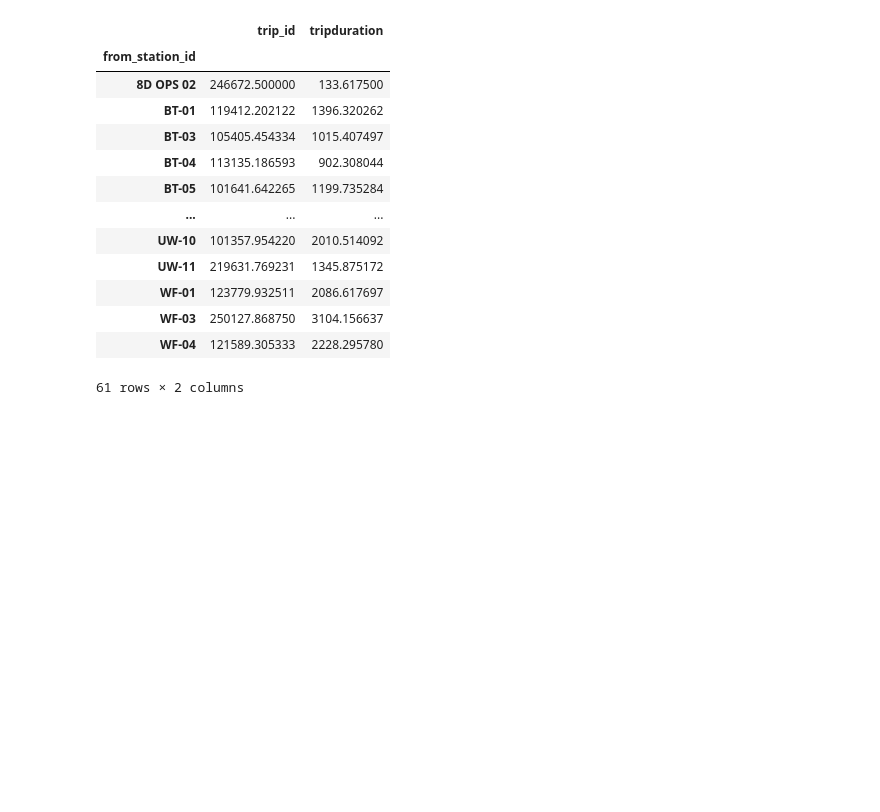
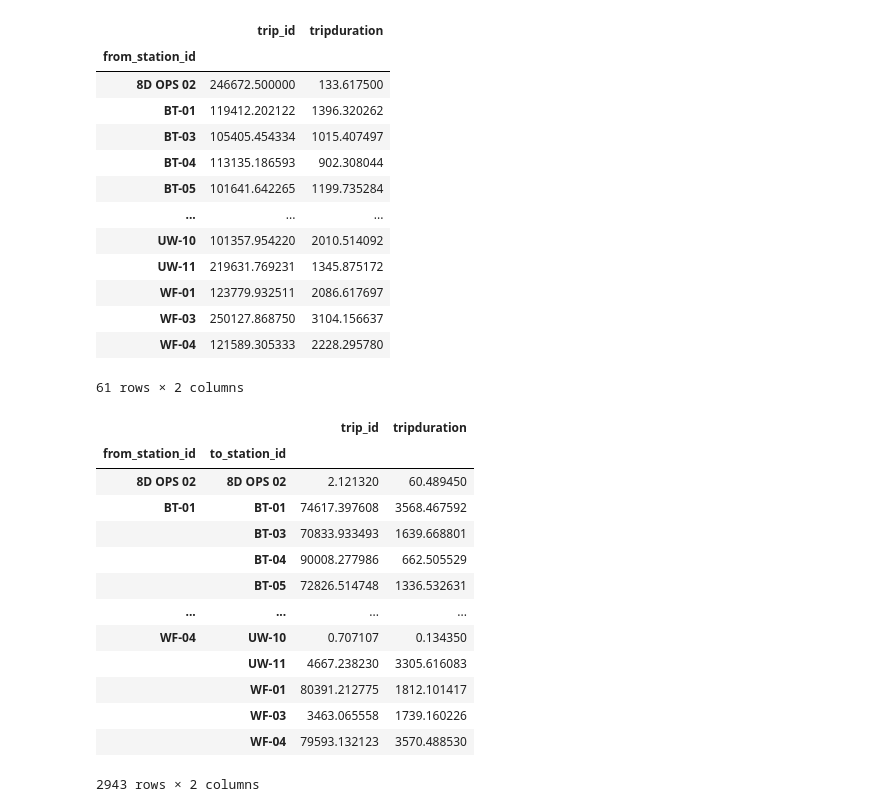
Before and after one commit to adarual/Week1_Test, a Jupyter notebook: Project Week 2 - C1.ipynb, the cells around one changed output. Saved outputs shown, nothing was run; the diff lists cells and outputs as text; code cells hidden in the pictures; blank space fills up the shorter version.

```diff
--- a/Project Week 2 - C1.ipynb
+++ b/Project Week 2 - C1.ipynb
@@ -84,3 +183,20 @@ trip.groupby('from_station_id').mean()
 | WF-03 | 250127.868750 | 3104.156637 |
 | WF-04 | 121589.305333 | 2228.295780 |
 61 rows × 2 columns
+# %%
+trip.groupby(['from_station_id', 'to_station_id']).std()
+# %% [output]
+|  |  | trip_id | tripduration |
+| from_station_id | to_station_id |  |  |
+| 8D OPS 02 | 8D OPS 02 | 2.121320 | 60.489450 |
+| BT-01 | BT-01 | 74617.397608 | 3568.467592 |
+|  | BT-03 | 70833.933493 | 1639.668801 |
+|  | BT-04 | 90008.277986 | 662.505529 |
+|  | BT-05 | 72826.514748 | 1336.532631 |
+| ... | ... | ... | ... |
+| WF-04 | UW-10 | 0.707107 | 0.134350 |
+|  | UW-11 | 4667.238230 | 3305.616083 |
+|  | WF-01 | 80391.212775 | 1812.101417 |
+|  | WF-03 | 3463.065558 | 1739.160226 |
+|  | WF-04 | 79593.132123 | 3570.488530 |
+2943 rows × 2 columns
```
Also changed, not shown: parts of 14 cells of this notebook.
